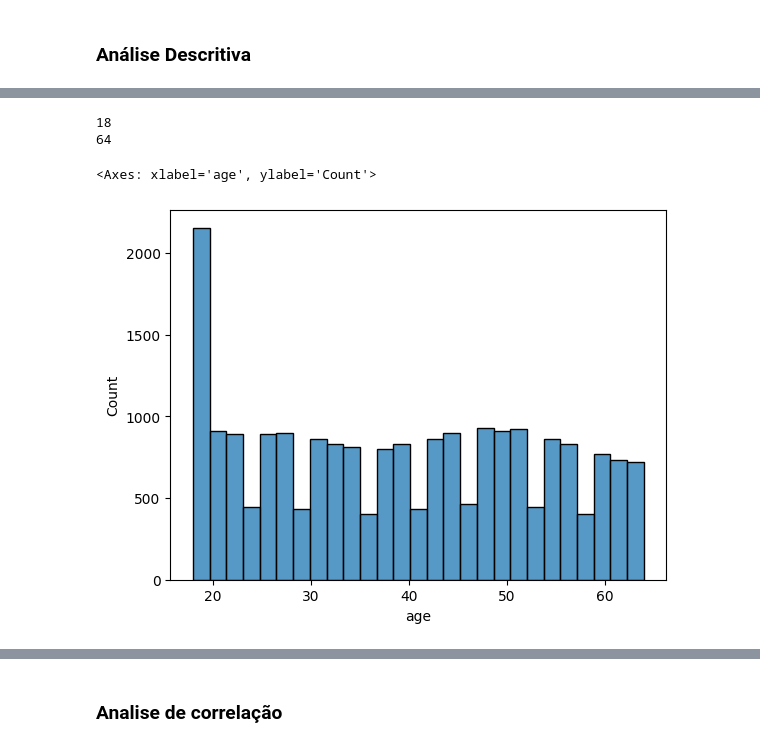
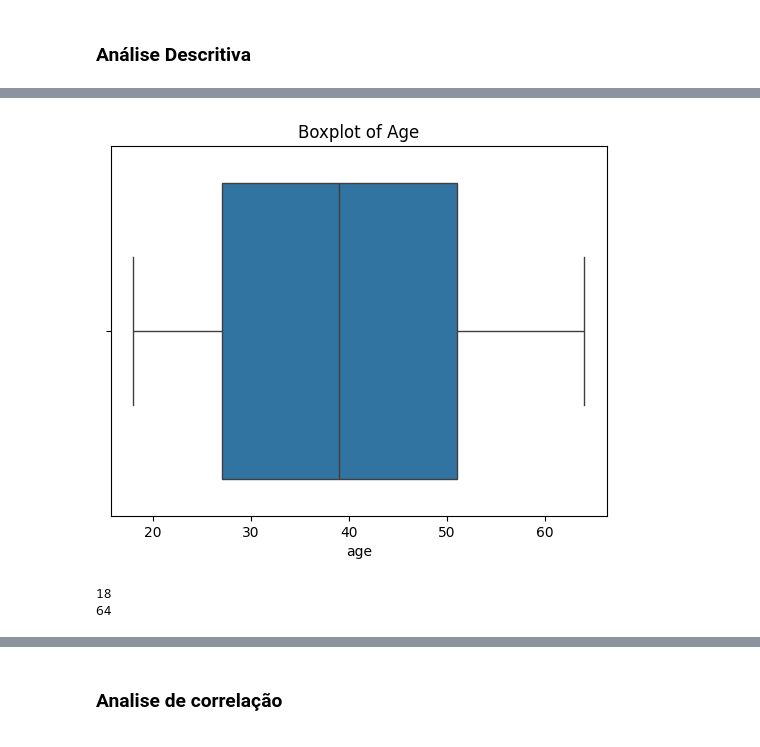
Before and after one commit to Danizinh/TECH-CHALLENGE, a Jupyter notebook: TECH-CHALLENGE.ipynb, the cells around one changed output, grey strips where cells are left out. Cells and saved outputs as stored; diff of their text form; code cells hidden in the pictures.

```diff
--- a/TECH-CHALLENGE.ipynb
+++ b/TECH-CHALLENGE.ipynb
@@ -125 +175,8 @@ sb.boxplot(x=dados["age"])
+# %%
+# Boxplot da idade dos indivíduos
+sb.boxplot(x=dados["age"])
+plt.title('Boxplot of Age')
+plt.show()
+# %% [output]
+[figure, added]
 # %%
@@ -128,8 +186,3 @@ print(dados['age'].max())
 # %% [output]
 18
 64
-# %%
-sb.histplot(data=dados, x="age")
-# %% [output]
-<Axes: xlabel='age', ylabel='Count'>
-[figure, removed]
```
Also changed, not shown: parts of 45 cells of this notebook.
